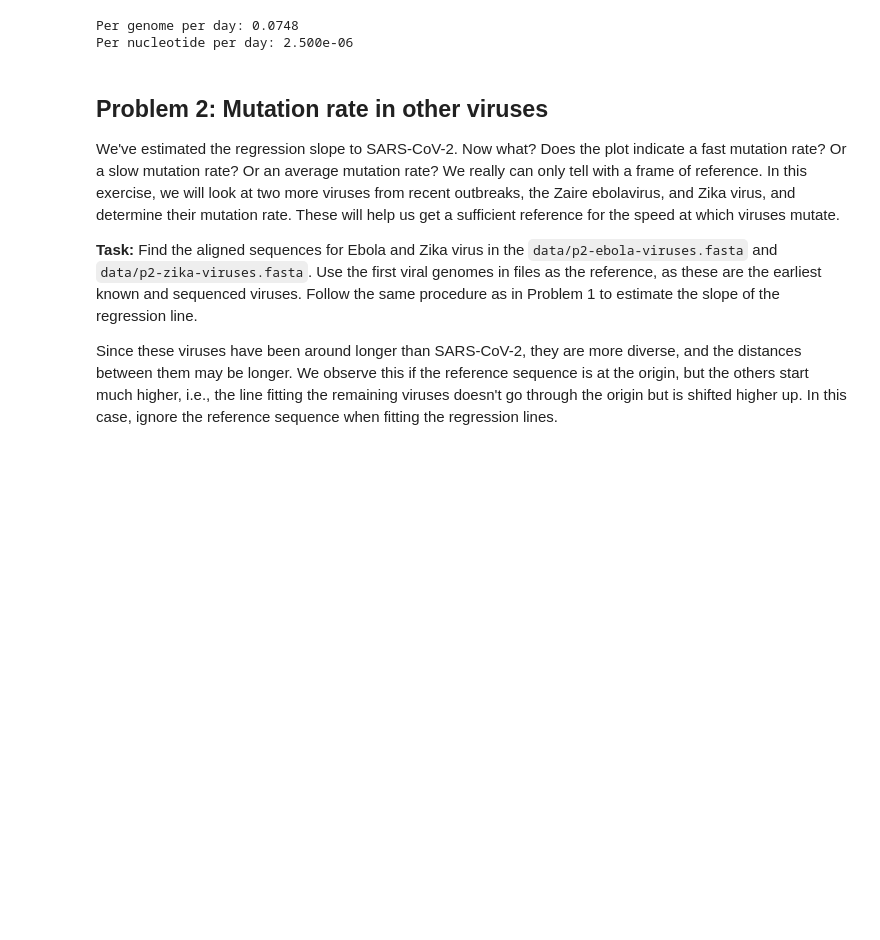
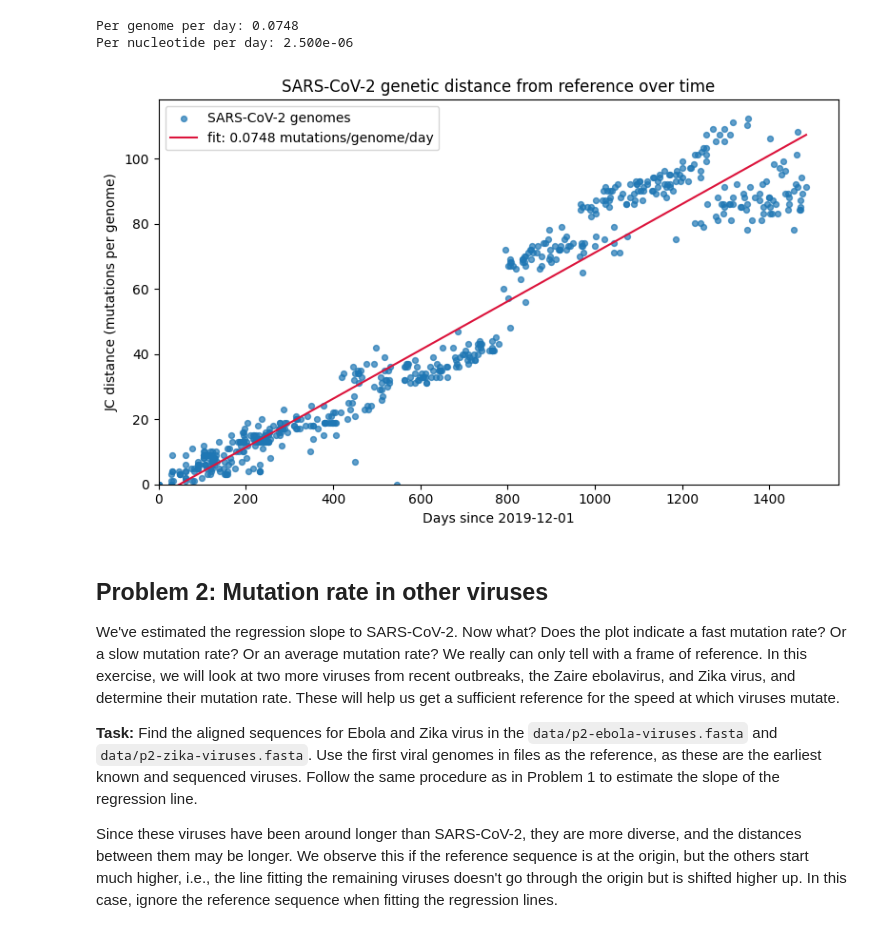
Before and after one commit to sehejp/assign_viral_evo, a Jupyter notebook: viral_evo_workbook.ipynb, the cells around one changed output. Drawn from its saved outputs; the diff is of its cells as text; code cells hidden in the pictures; blank space fills up the shorter version.

Commit message:
plotted genetic distance vs time with regression line

```diff
--- a/viral_evo_workbook.ipynb
+++ b/viral_evo_workbook.ipynb
@@ -129,6 +129,22 @@ print(f"Per nucleotide per day: {sars_cov_2_per_nt_per_day:.3e}")
 # %% [output]
 Per genome per day: 0.0748
 Per nucleotide per day: 2.500e-06
+# %%
+x = np.linspace(0, df["days"].max(), 200)
+fig, ax = plt.subplots(figsize=(8, 5))
+ax.scatter(df["days"], df["jc"], s=18, alpha=0.7, label="SARS-CoV-2 genomes")
+ax.plot(x, slope * x + intercept, color="crimson", label=f"fit: {slope:.4f} mutations/genome/day")
+ax.set_xlabel(f"Days since {start.date()}")
+ax.set_ylabel("JC distance (mutations per genome)")
+ax.set_title("SARS-CoV-2 genetic distance from reference over time")
+ax.set_xlim(left=0)
+ax.set_ylim(bottom=0)
+ax.legend()
+fig.tight_layout()
+fig.savefig("problem1.svg")
+plt.show()
+# %% [output]
+[figure, added]
 # %% [markdown]
 ## Problem 2: Mutation rate in other viruses
 
```
Also changed, not shown: 1 other file.
